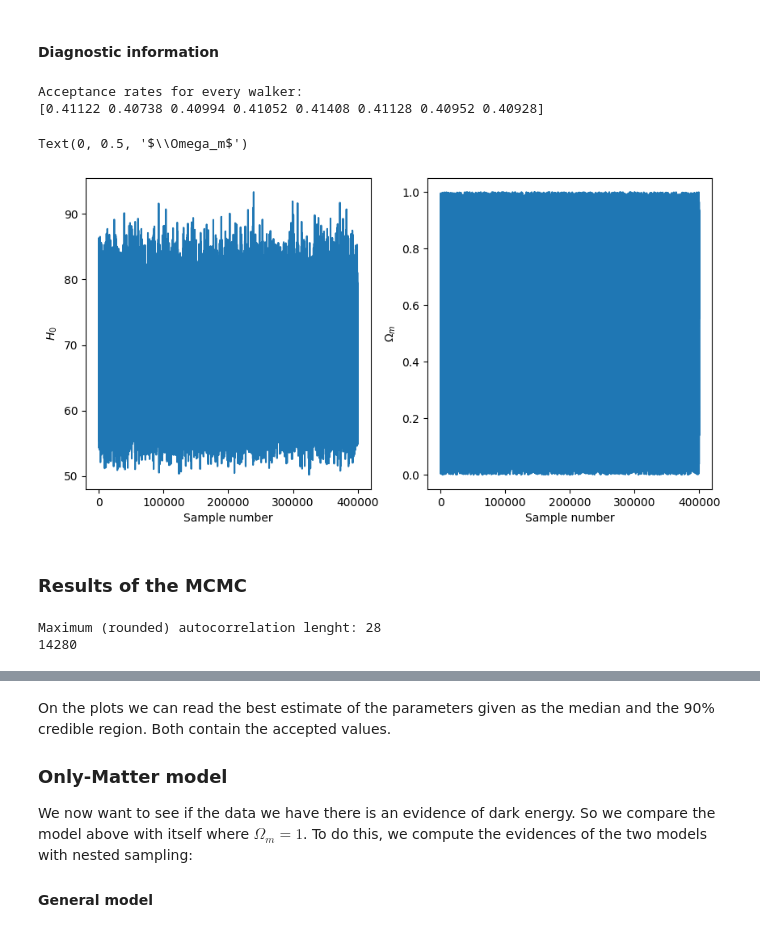
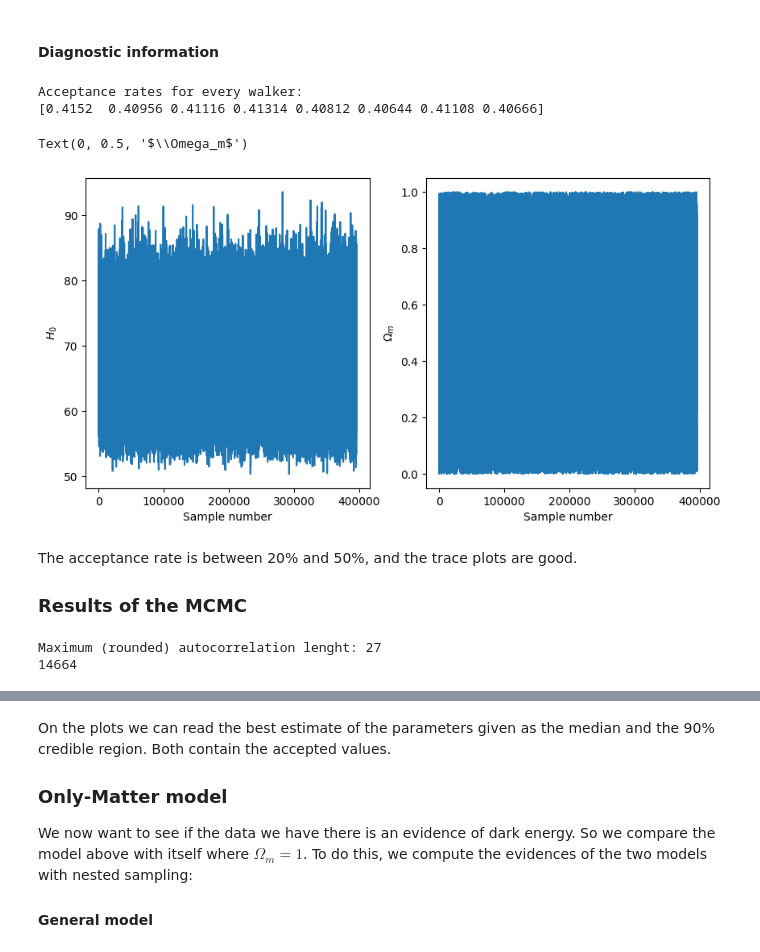
Before and after one commit to DiegoToniolo/astrostatistics_bicocca_2024, a Jupyter notebook: working/L18_Supernovae.ipynb, the cells around one changed output, grey strips where cells are left out. Cells and saved outputs as stored; diff of their text form; code cells hidden in the pictures.

```diff
--- a/working/L18_Supernovae.ipynb
+++ b/working/L18_Supernovae.ipynb
@@ -41,8 +41,8 @@ rms_tr = np.zeros(K)
 rms_te = np.zeros(K)
 rms_tr_model = np.zeros(0)
 rms_te_model = np.zeros(0)
-n_A = 100
-n_h = 100
+n_A = 150
+n_h = 150
 A = np.linspace(950, 1050, n_A)
 h = np.linspace(0.1, 5.0, n_h)
 for A_act in tqdm(range(n_A)):
@@ -151,35 +151,37 @@ print("Acceptance rates for every walker:")
 print(sampler.acceptance_fraction)
 # %% [output]
 Acceptance rates for every walker:
-[0.41122 0.40738 0.40994 0.41052 0.41408 0.41128 0.40952 0.40928]
+[0.4152  0.40956 0.41116 0.41314 0.40812 0.40644 0.41108 0.40666]
 # %%
-burn_in = 0
+burn_in = 500
 samples = sampler.chain[:, burn_in:, :]
 samples = np.reshape(samples, (-1, n_par))
 
 fig = plt.figure(figsize=(10, 5))
 plt.subplot(1,2,1)
 plt.plot(range(np.size(samples[:, 0])), samples[:, 0])
 plt.xlabel("Sample number")
 plt.ylabel(r"$H_0$")
 plt.subplot(1,2,2)
 plt.plot(range(np.size(samples[:, 1])), samples[:, 1])
 plt.xlabel("Sample number")
 plt.ylabel(r"$\Omega_m$")
 # %% [output]
 Text(0, 0.5, '$\\Omega_m$')
-[figure, old version]
+[figure, new version]
 # %% [markdown]
+The acceptance rate is between 20% and 50%, and the trace plots are good.
 ### Results of the MCMC
 # %%
+burn_in = 500
 thin = int(np.max(sampler.get_autocorr_time()) + 1)
 print("Maximum (rounded) autocorrelation lenght: {}".format(thin))
 decorr_sample = sampler.get_chain(discard = burn_in, thin = thin)
 decorr_sample = np.reshape(decorr_sample, (-1, 2))
 print(len(decorr_sample))
 # %% [output]
-Maximum (rounded) autocorrelation lenght: 28
-14280
+Maximum (rounded) autocorrelation lenght: 27
+14664
 # %%
 fig = corner(decorr_sample, labels = [r"$H_0$", r"$\Omega_m$"], levels = (0.68,0.95),\
                     quantiles = [0.05, 0.95], show_titles=True, title_quantiles=[0.05, 0.5, 0.95])
```
Also changed, not shown: parts of 18 cells of this notebook.
